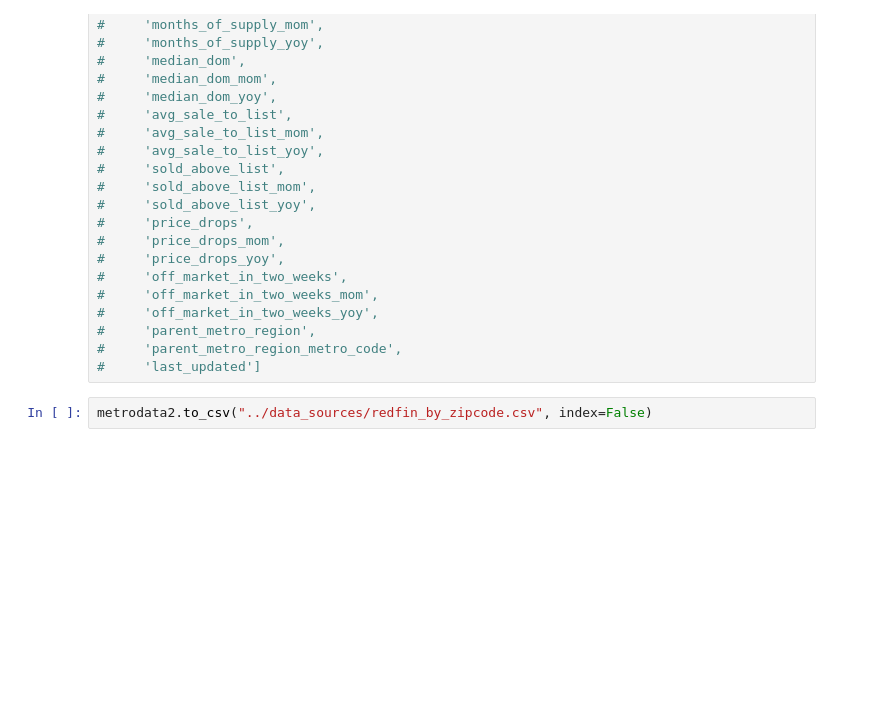
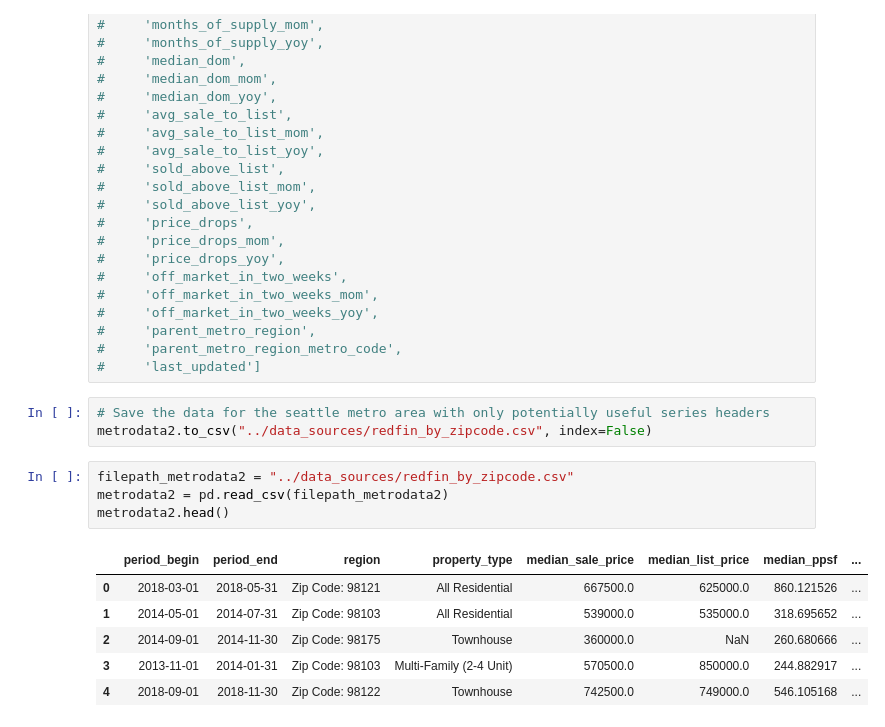
Before and after one commit to dylandevens/Housing_Project_rent_or_buy, a Jupyter notebook: Dylan/manipulation.ipynb, the cells around one changed output. Drawn from its saved outputs; the diff is of its cells as text; blank space fills up the shorter version.

```diff
--- a/Dylan/manipulation.ipynb
+++ b/Dylan/manipulation.ipynb
@@ -280,5 +347,17 @@ groupedbypropertytype
 #     'parent_metro_region',
 #     'parent_metro_region_metro_code',
 #     'last_updated']
-# %%
-metrodata2.to_csv("../data_sources/redfin_by_zipcode.csv", index=False)
+# %%
+# Save the data for the seattle metro area with only potentially useful series headers
+metrodata2.to_csv("../data_sources/redfin_by_zipcode.csv", index=False)
+# %%
+filepath_metrodata2 = "../data_sources/redfin_by_zipcode.csv"
+metrodata2 = pd.read_csv(filepath_metrodata2)
+metrodata2.head()
+# %% [output]
+|  | period_begin | period_end | region | property_type | median_sale_price | median_list_price | median_ppsf | ... |
+| 0 | 2018-03-01 | 2018-05-31 | Zip Code: 98121 | All Residential | 667500.0 | 625000.0 | 860.121526 | ... |
+| 1 | 2014-05-01 | 2014-07-31 | Zip Code: 98103 | All Residential | 539000.0 | 535000.0 | 318.695652 | ... |
+| 2 | 2014-09-01 | 2014-11-30 | Zip Code: 98175 | Townhouse | 360000.0 | NaN | 260.680666 | ... |
+| 3 | 2013-11-01 | 2014-01-31 | Zip Code: 98103 | Multi-Family (2-4 Unit) | 570500.0 | 850000.0 | 244.882917 | ... |
+| 4 | 2018-09-01 | 2018-11-30 | Zip Code: 98122 | Townhouse | 742500.0 | 749000.0 | 546.105168 | ... |
```
Also changed, not shown: parts of 17 cells of this notebook, 2 other files.
